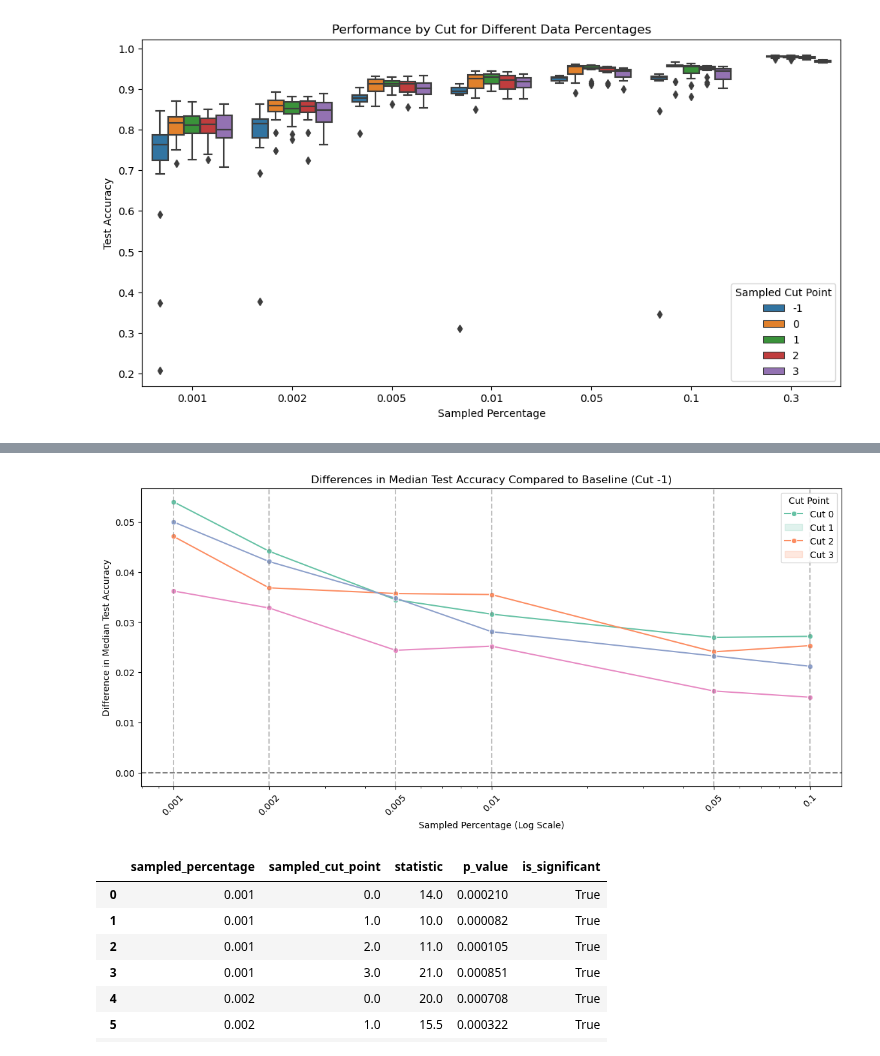
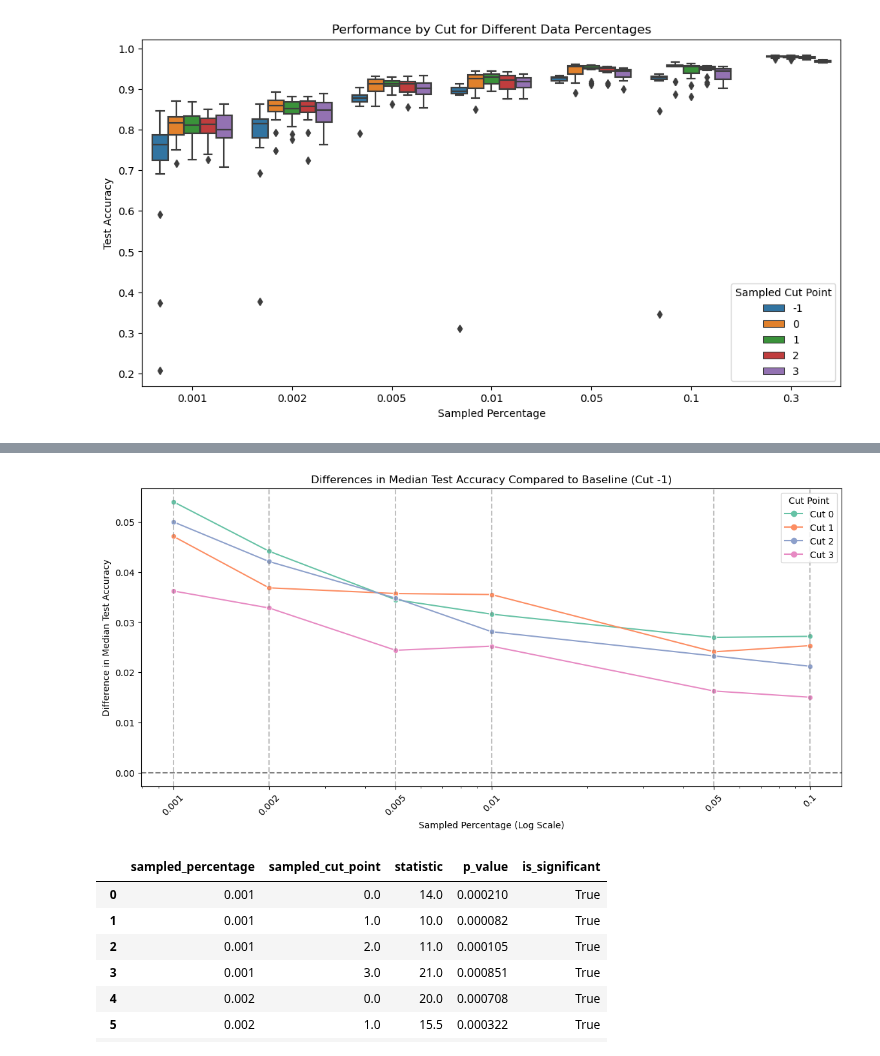
Before and after one commit to tusharmanekar/mp-tl-study, a Jupyter notebook: 50-50_MNIST/MNIST_CNN_3D_many_more_repeats_freeze_reinit.ipynb, the cells around one changed output, grey strips where cells are left out. Cells and saved outputs as stored; diff of their text form; code cells hidden in the pictures.

```diff
--- a/50-50_MNIST/MNIST_CNN_3D_many_more_repeats_freeze_reinit.ipynb
+++ b/50-50_MNIST/MNIST_CNN_3D_many_more_repeats_freeze_reinit.ipynb
@@ -1020,8 +1048,6 @@ with open(f'results_jsons/results_freeze_{params["freeze"]}_pool_{params["use_po
 #load results
 with open('results_jsons/results_freeze_True_pool_False_lr_0.001_random_subsamples.json', 'r') as f:
     results = json.load(f)
-# %%
-results = results[1:]
 # %%
 import pandas as pd
 import matplotlib.pyplot as plt
@@ -1043,8 +1069,10 @@ plt.show()
 # %%
 from matplotlib import patheffects
 
-# Creating subplots for each data percentage
 unique_percentages = df_combined['sampled_percentage'].unique()
+#only 0.001 and 0.002
+unique_percentages = [0.001, 0.002,0.005, 0.01, 0.05, 0.1]
+
 n_percentages = len(unique_percentages)
 
 # Adjusting the subplot layout for better readability of median values (improving contrast)
@@ -1122,36 +1123,41 @@ pivot_medians['diff_cut_2'] = pivot_medians[2] - pivot_medians[-1]
 pivot_medians['diff_cut_3'] = pivot_medians[3] - pivot_medians[-1]
 
 # Resetting index to make 'sampled_percentage' a column
 pivot_medians.reset_index(inplace=True)
 
 # Removing rows with NaN values
 pivot_medians.dropna(subset=['diff_cut_0', 'diff_cut_1', 'diff_cut_2', 'diff_cut_3'], inplace=True)
 
 # Adjusting the plot to use a logarithmic scale for the x-axis
 plt.figure(figsize=(14, 6))
 
 # Using a more harmonious color palette
 palette = sns.color_palette("Set2", 4)  # A color palette with softer, more harmonious colors
 
 # Plotting the differences for each cut
-for i, column in enumerate(['diff_cut_0', 'diff_cut_1', 'diff_cut_2', 'diff_cut_3']):
+cut_columns = ['diff_cut_0', 'diff_cut_1', 'diff_cut_2', 'diff_cut_3']
+for i, column in enumerate(cut_columns):
     sns.lineplot(x='sampled_percentage', y=column, data=pivot_medians, marker='o', color=palette[i])
 
 plt.title('Differences in Median Test Accuracy Compared to Baseline (Cut -1)')
 plt.xlabel('Sampled Percentage (Log Scale)')
 plt.ylabel('Difference in Median Test Accuracy')
 plt.axhline(0, color='gray', linestyle='--')  # Adding a line at zero for reference
 
 # Adding vertical dashed lines for each sampled percentage
 for percentage in pivot_medians['sampled_percentage'].unique():
     plt.axvline(percentage, color='gray', linestyle='--', alpha=0.5)
 
 plt.xscale('log')  # Applying logarithmic scale to x-axis
 plt.xticks(pivot_medians['sampled_percentage'], labels=pivot_medians['sampled_percentage'], rotation=45)  # Setting x-axis ticks
-plt.legend(title='Cut Point', labels=['Cut 0', 'Cut 1', 'Cut 2', 'Cut 3'])
+
+# Creating a custom legend that matches the line colors
+legend_labels = ['Cut 0', 'Cut 1', 'Cut 2', 'Cut 3']
+plt.legend(title='Cut Point', labels=legend_labels, handles=[plt.Line2D([0], [0], color=palette[i], marker='o') for i in range(len(cut_columns))])
+
 plt.show()
 # %% [output]
-[figure, old version]
+[figure, new version]
 # %%
 median_baseline = df_combined[df_combined['sampled_cut_point'] == -1].groupby('sampled_percentage')['test_acc'].median()
 df_with_baseline = df_combined.merge(median_baseline, on='sampled_percentage', suffixes=('', '_baseline'))
```
Also changed, not shown: parts of 5 cells of this notebook, 5 other files.
